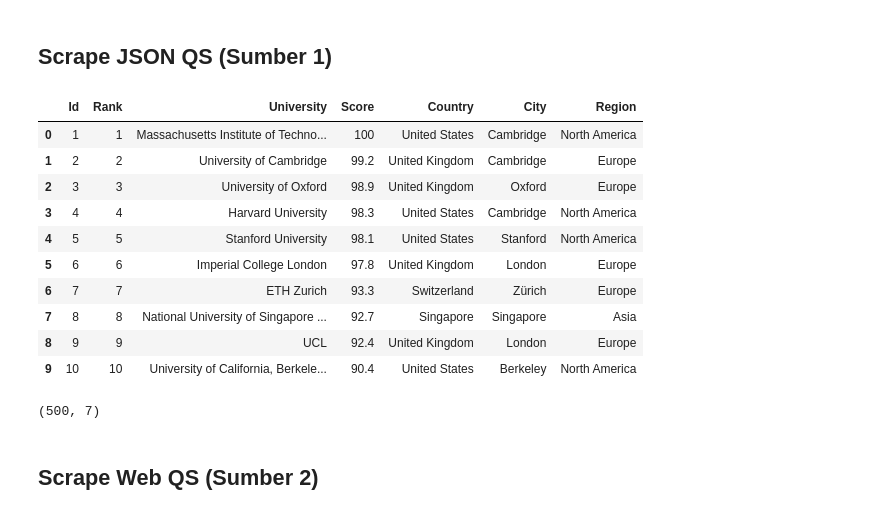
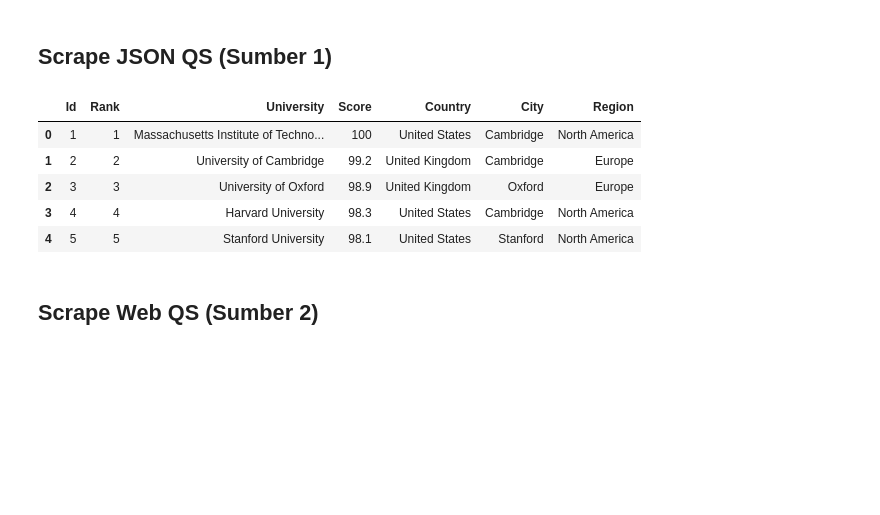
Before and after one commit to NandoAACF/End-to-End-Data-Pipeline, a Jupyter notebook: MainNotebook.ipynb, the cells around one changed output. Cells and saved outputs as stored; diff of their text form; code cells hidden in the pictures; blank space fills up the shorter version.

```diff
--- a/MainNotebook.ipynb
+++ b/MainNotebook.ipynb
@@ -15,21 +17,12 @@ df1 = scrape_json_qs(url_QS, 500)
 # %%
-df1.head(10)
+df1.head()
 # %% [output]
 |  | Id | Rank | University | Score | Country | City | Region |
 | 0 | 1 | 1 | Massachusetts Institute of Techno... | 100 | United States | Cambridge | North America |
 | 1 | 2 | 2 | University of Cambridge | 99.2 | United Kingdom | Cambridge | Europe |
 | 2 | 3 | 3 | University of Oxford | 98.9 | United Kingdom | Oxford | Europe |
 | 3 | 4 | 4 | Harvard University | 98.3 | United States | Cambridge | North America |
 | 4 | 5 | 5 | Stanford University | 98.1 | United States | Stanford | North America |
-| 5 | 6 | 6 | Imperial College London | 97.8 | United Kingdom | London | Europe |
-| 6 | 7 | 7 | ETH Zurich | 93.3 | Switzerland | Zürich | Europe |
-| 7 | 8 | 8 | National University of Singapore ... | 92.7 | Singapore | Singapore | Asia |
-| 8 | 9 | 9 | UCL | 92.4 | United Kingdom | London | Europe |
-| 9 | 10 | 10 | University of California, Berkele... | 90.4 | United States | Berkeley | North America |
-# %%
-df1.shape
-# %% [output]
-(500, 7)
 # %% [markdown]
 ## **Scrape Web QS (Sumber 2)**
 # %%
```
Also changed, not shown: parts of 9 cells of this notebook, 1 other file.
